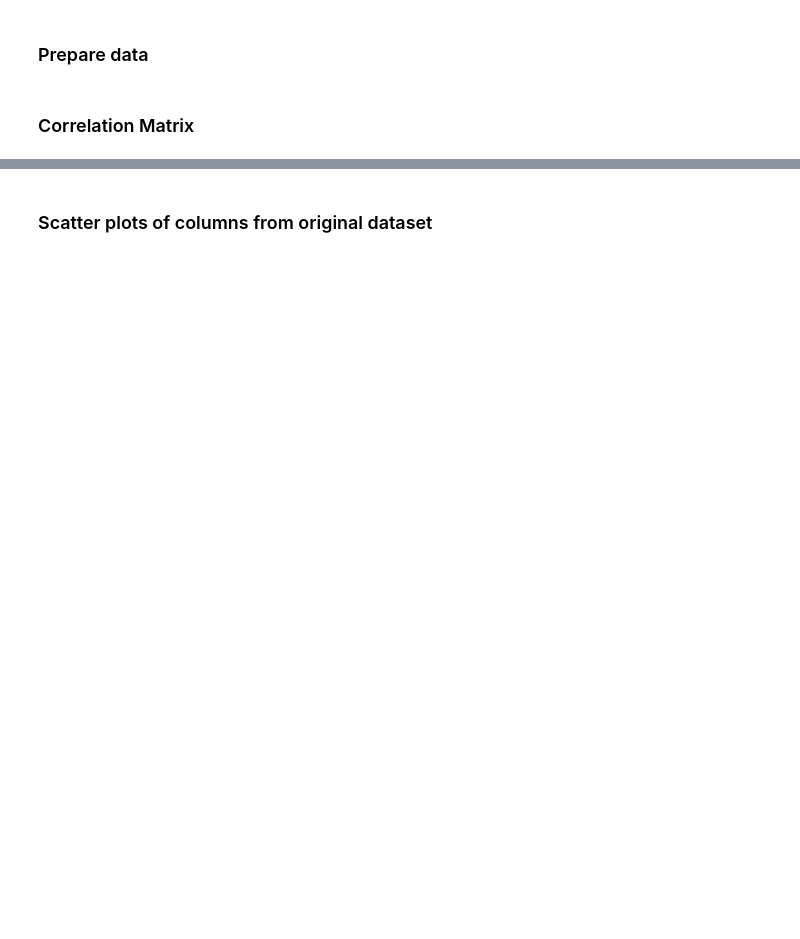
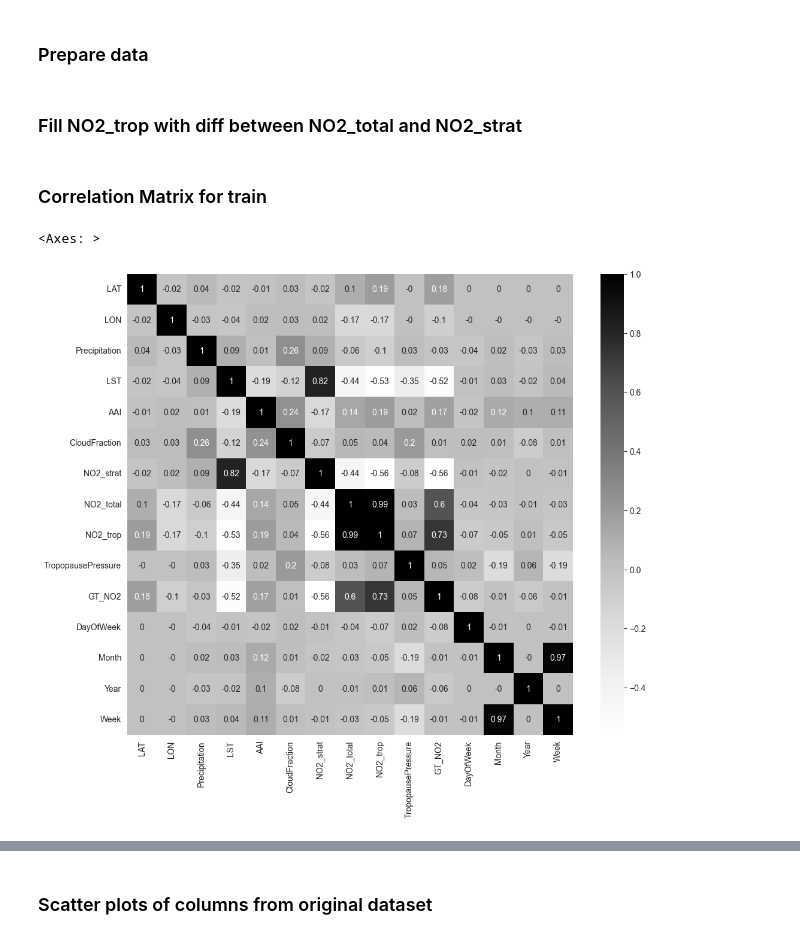
Before and after one commit to HubertKlosowski/Zindi_2, a Jupyter notebook: know_data.ipynb, the cells around one changed output, grey strips where cells are left out. Cells and saved outputs as stored; diff of their text form; code cells hidden in the pictures; blank space fills up the shorter version.

```diff
--- a/know_data.ipynb
+++ b/know_data.ipynb
@@ -21,11 +60,11 @@ test.info()
 ### Extract date info
 # %%
 def extract_date_info(dataframe):
-    dataframe['Date'] = pd.to_datetime(dataframe['Date'])
-    dataframe['DayOfWeek'] = dataframe['Date'].dt.dayofweek
-    dataframe['Month'] = dataframe['Date'].dt.month
-    dataframe['Year'] = dataframe['Date'].dt.year
-    dataframe['Week'] = dataframe['Date'].dt.isocalendar().week
+    dataframe['Date'] = pd.to_datetime(dataframe['Date'], format='mixed')
+    dataframe['DayOfWeek'] = dataframe['Date'].dt.dayofweek.astype('category')
+    dataframe['Month'] = dataframe['Date'].dt.month.astype('category')
+    dataframe['Year'] = dataframe['Date'].dt.year.astype('category')
+    dataframe['Week'] = dataframe['Date'].dt.isocalendar().week.astype('category')
     dataframe.drop(['Date'], axis=1, inplace=True)
     return dataframe
 
@@ -125,3 +194,5 @@ test_ids = test['ID_Zindi']
 train.reset_index(drop=True, inplace=True)
 train.drop(columns=['ID', 'ID_Zindi'], axis=1, inplace=True)
 test.drop(columns=['ID', 'ID_Zindi'], axis=1, inplace=True)
+# %% [markdown]
+### Fill NO2_trop with diff between NO2_total and NO2_strat
@@ -128,5 +204,8 @@ test.drop(columns=['ID', 'ID_Zindi'], axis=1, inplace=True)
 # %% [markdown]
-### Correlation Matrix
+### Correlation Matrix for train
 # %%
 plt.figure(figsize=(12, 10))
-sns.heatmap(train.corr(), annot=True, cmap='Greys')
+sns.heatmap(train.corr().round(2), annot=True, cmap='Greys')
+# %% [output]
+<Axes: >
+[figure, added]
```
Also changed, not shown: parts of 33 cells of this notebook, 3 other files.
